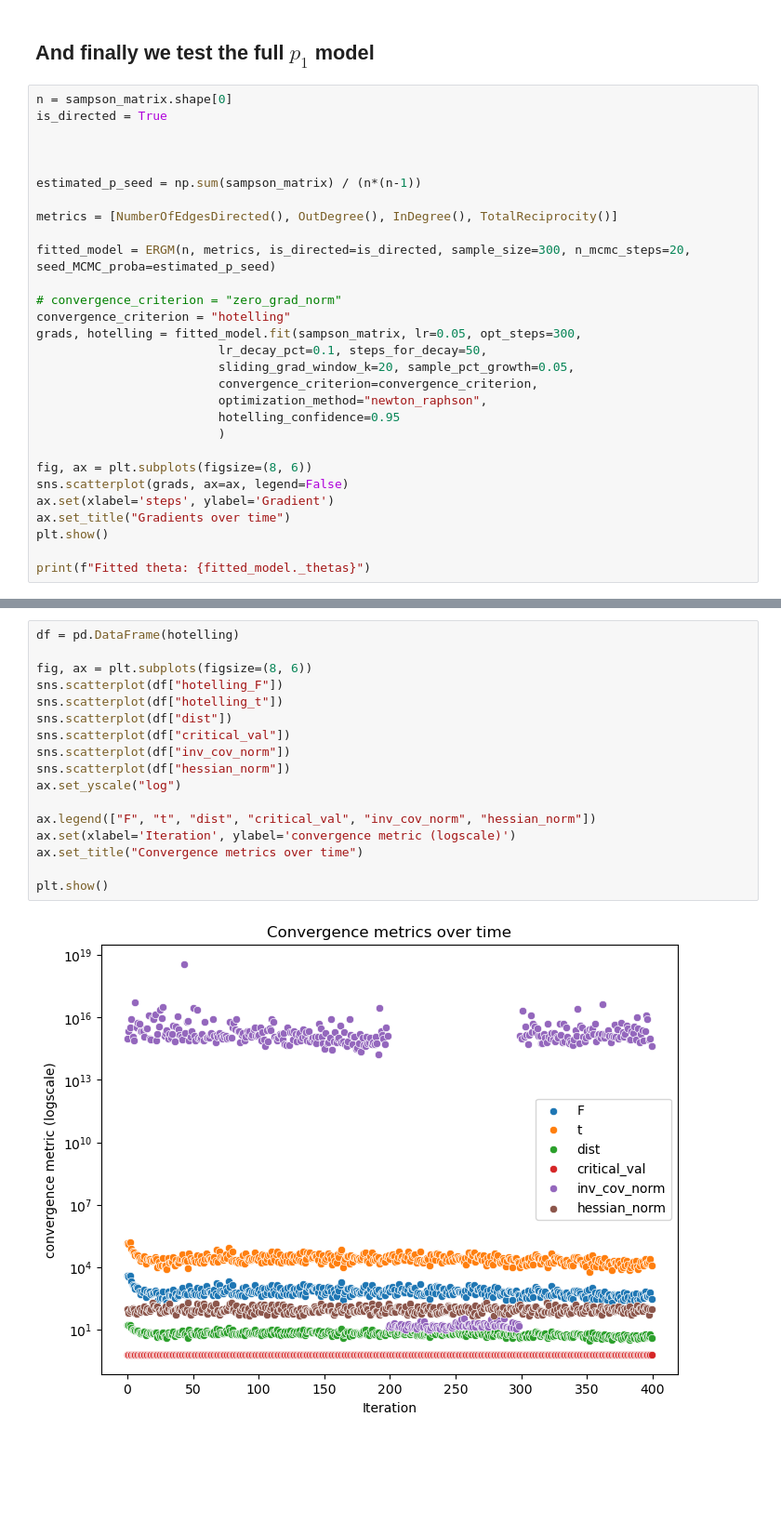
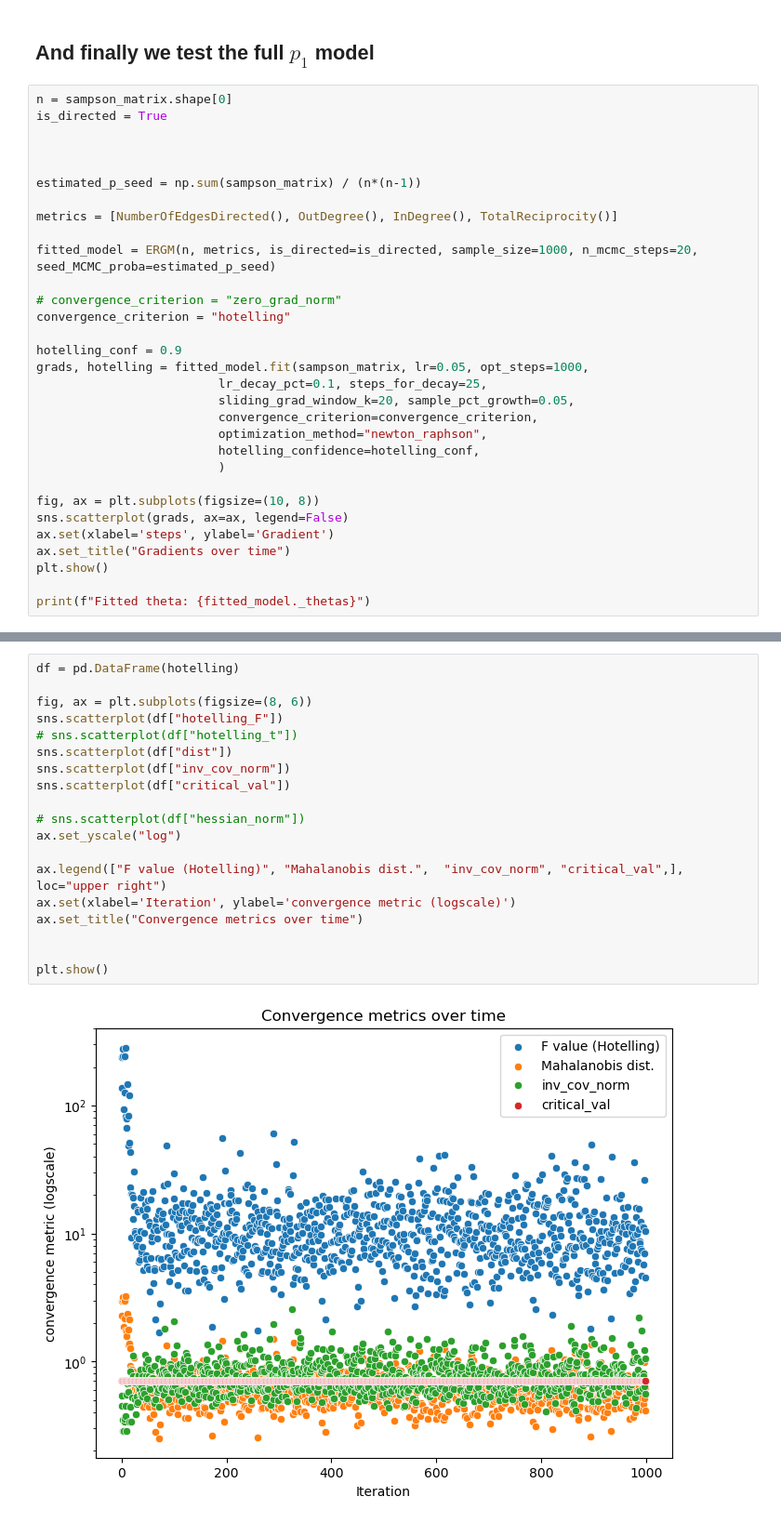
Before and after one commit to tomtalp/pyERGM, a Jupyter notebook: examples/first_example.ipynb, the cells around one changed output, grey strips where cells are left out. Shown at 93% size. Drawn from its saved outputs; the diff is of its cells as text; blank space fills up the shorter version.

```diff
--- a/examples/first_example.ipynb
+++ b/examples/first_example.ipynb
@@ -189,19 +198,21 @@ estimated_p_seed = np.sum(sampson_matrix) / (n*(n-1))
 
 metrics = [NumberOfEdgesDirected(), OutDegree(), InDegree(), TotalReciprocity()]
 
-fitted_model = ERGM(n, metrics, is_directed=is_directed, sample_size=300, n_mcmc_steps=20, seed_MCMC_proba=estimated_p_seed)
+fitted_model = ERGM(n, metrics, is_directed=is_directed, sample_size=1000, n_mcmc_steps=20, seed_MCMC_proba=estimated_p_seed)
 
 # convergence_criterion = "zero_grad_norm"
 convergence_criterion = "hotelling"
-grads, hotelling = fitted_model.fit(sampson_matrix, lr=0.05, opt_steps=300,
-                         lr_decay_pct=0.1, steps_for_decay=50,
+
+hotelling_conf = 0.9
+grads, hotelling = fitted_model.fit(sampson_matrix, lr=0.05, opt_steps=1000,
+                         lr_decay_pct=0.1, steps_for_decay=25,
                          sliding_grad_window_k=20, sample_pct_growth=0.05,
                          convergence_criterion=convergence_criterion,
                          optimization_method="newton_raphson",
-                         hotelling_confidence=0.95
+                         hotelling_confidence=hotelling_conf,
                          )
 
-fig, ax = plt.subplots(figsize=(8, 6))
+fig, ax = plt.subplots(figsize=(10, 8))
 sns.scatterplot(grads, ax=ax, legend=False)
 ax.set(xlabel='steps', ylabel='Gradient')
 ax.set_title("Gradients over time")
@@ -232,22 +251,24 @@ KeyboardInterrupt:
 # %%
 df = pd.DataFrame(hotelling)
 
 fig, ax = plt.subplots(figsize=(8, 6))
 sns.scatterplot(df["hotelling_F"])
-sns.scatterplot(df["hotelling_t"])
+# sns.scatterplot(df["hotelling_t"])
 sns.scatterplot(df["dist"])
+sns.scatterplot(df["inv_cov_norm"])
 sns.scatterplot(df["critical_val"])
-sns.scatterplot(df["inv_cov_norm"])
-sns.scatterplot(df["hessian_norm"])
+
+# sns.scatterplot(df["hessian_norm"])
 ax.set_yscale("log")
 
-ax.legend(["F", "t", "dist", "critical_val", "inv_cov_norm", "hessian_norm"])
+ax.legend(["F value (Hotelling)", "Mahalanobis dist.",  "inv_cov_norm", "critical_val",], loc="upper right")
 ax.set(xlabel='Iteration', ylabel='convergence metric (logscale)')
 ax.set_title("Convergence metrics over time")
 
+
 plt.show()
 # %% [output]
-[figure, old version]
+[figure, new version]
 # %%
 true_values = {"edges":      -1.1761, "sender2":    -0.2945, "sender3":     1.4141, "sender4":     0.3662, "sender5":     0.1315, "sender6":     1.2148, "sender7":     0.6055,
 "sender8":     1.3609, "sender9":     0.6402, "sender10":    2.0639, "sender11":    1.4355, "sender12":   -0.1681, "sender13":   -0.2322, "sender14":    0.5841, "sender15":    1.8600,
```
Also changed, not shown: parts of 10 cells of this notebook.
